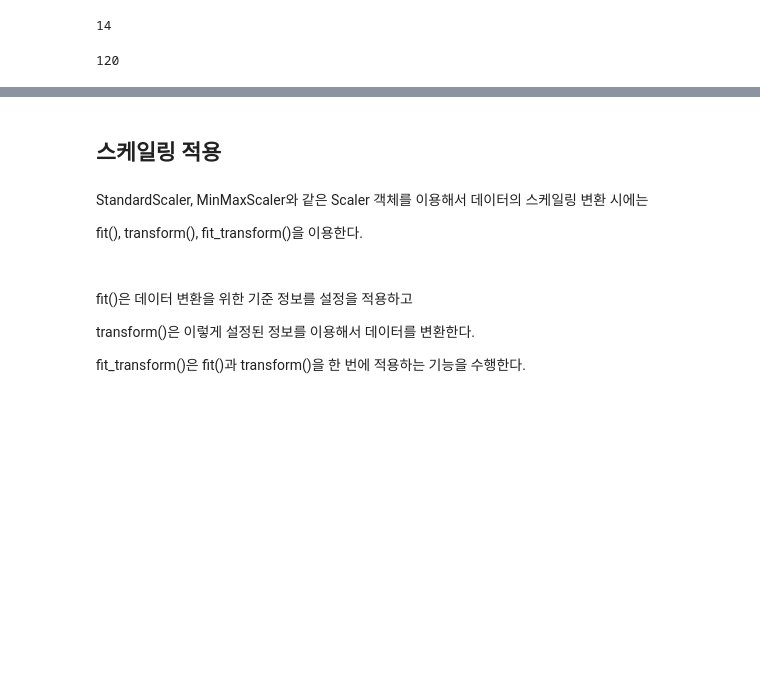
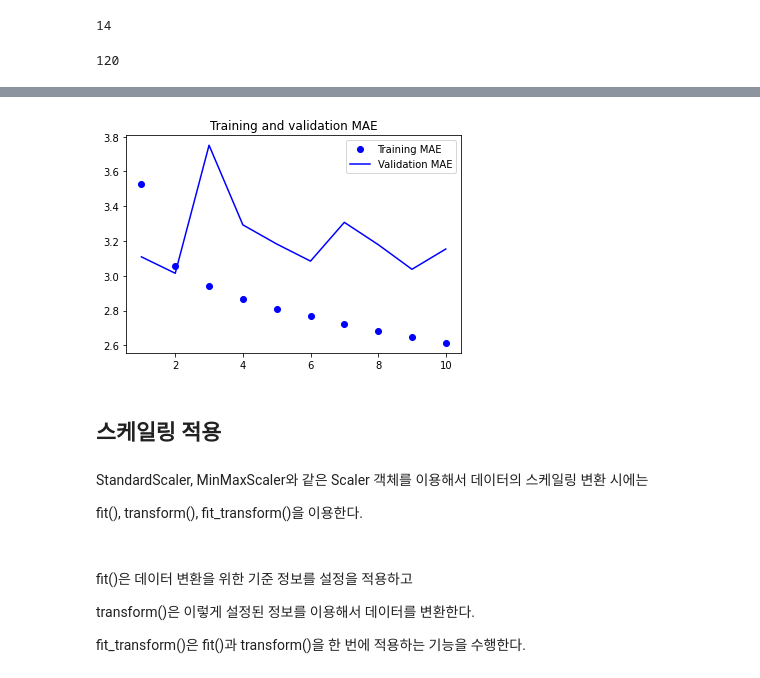
Before and after one commit to ttma333/python, a Jupyter notebook: 시계열_기온예측.ipynb, the cells around one changed output, grey strips where cells are left out. Drawn from its saved outputs; the diff is of its cells as text; code cells hidden in the pictures; blank space fills up the shorter version.

```diff
--- a/시계열_기온예측.ipynb
+++ b/시계열_기온예측.ipynb
@@ -160,3 +160,16 @@ Epoch 10/10
+# %%
+import matplotlib.pyplot as plt
+loss = history.history["mae"]
+val_loss = history.history["val_mae"]
+epochs = range(1, len(loss) + 1)
+plt.figure()
+plt.plot(epochs, loss, "bo", label="Training MAE")
+plt.plot(epochs, val_loss, "b", label="Validation MAE")
+plt.title("Training and validation MAE")
+plt.legend()
+plt.show()
+# %% [output]
+[figure, added]
 # %% [markdown]
 ## 스케일링 적용
 # %% [markdown]
```
Also changed, not shown: parts of 16 cells of this notebook.
